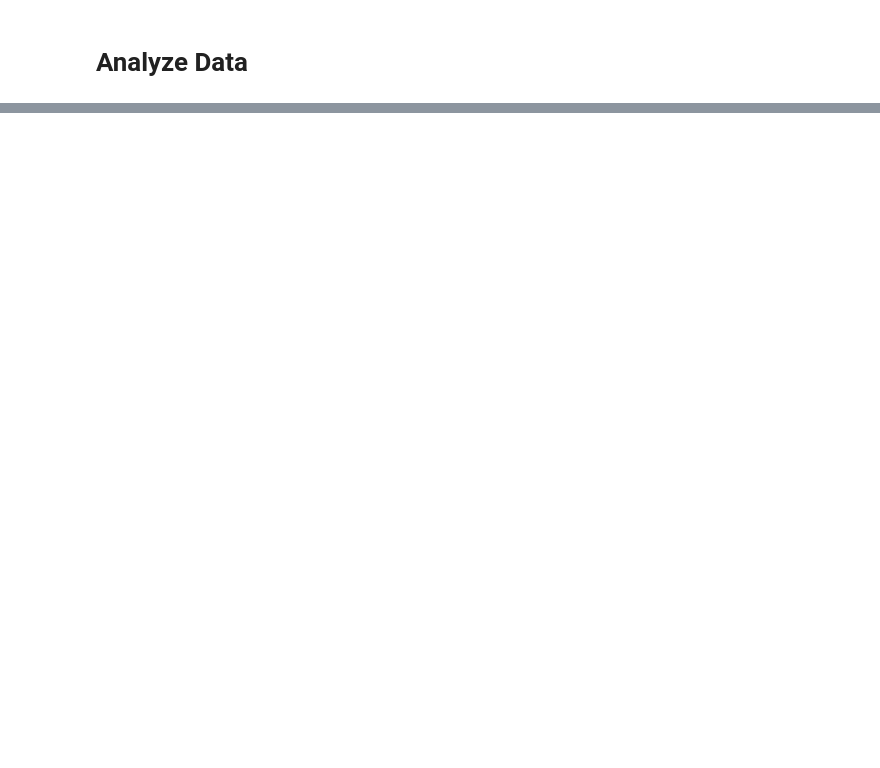
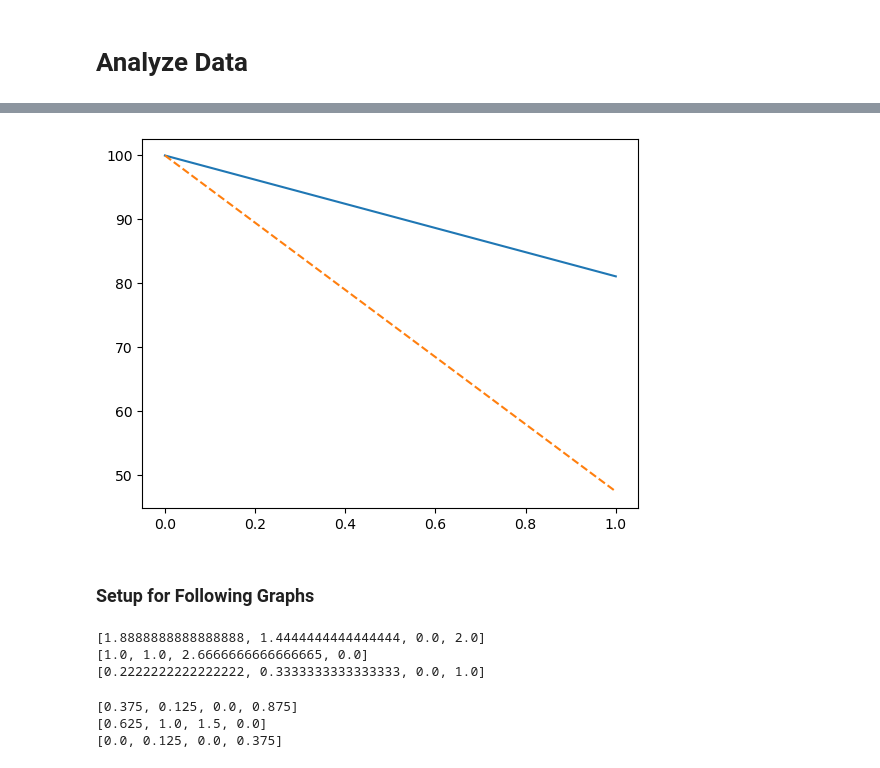
Before and after one commit to Ethan-Schneider/analysis_code, a Jupyter notebook: input_file_recovery.ipynb, the cells around one changed output, grey strips where cells are left out. Drawn from its saved outputs; the diff is of its cells as text; code cells hidden in the pictures; blank space fills up the shorter version.

```diff
--- a/input_file_recovery.ipynb
+++ b/input_file_recovery.ipynb
@@ -176,0 +268,50 @@ for scenario in
+# %%
+s = np.average(study_condition_1['total_remaining_error_percentage'].tolist())
+t = np.average(study_condition_2['total_remaining_error_percentage'].tolist())
+
+plt.plot([0, 1], [100, s], '-')
+plt.plot([0, 1], [100, t], '--')
+
+plt.show()
+# %% [output]
+[figure, added]
+# %% [markdown]
+### Setup for Following Graphs
+# %%
+condition_1_q_errors = []
+condition_1_y_errors = []
+condition_1_speed_errors = []
+
+
+for scenario in scenarios:
+    scenario_data = study_condition_1[study_condition_1['scenario'] == scenario]
+    condition_1_q_errors.append(np.average(scenario_data['Q_errors'].tolist()))
+    condition_1_y_errors.append(np.average(scenario_data['Y_errors'].tolist()))
+    condition_1_speed_errors.append(np.average(scenario_data['speed_errors'].tolist()))
+
+print(condition_1_q_errors)
+print(condition_1_y_errors)
+print(condition_1_speed_errors)
+# %% [output]
+[1.8888888888888888, 1.4444444444444444, 0.0, 2.0]
+[1.0, 1.0, 2.6666666666666665, 0.0]
+[0.2222222222222222, 0.3333333333333333, 0.0, 1.0]
+# %%
+condition_2_q_errors = []
+condition_2_y_errors = []
+condition_2_speed_errors = []
+
+
+for scenario in scenarios:
+    scenario_data = study_condition_2[study_condition_2['scenario'] == scenario]
+    condition_2_q_errors.append(np.average(scenario_data['Q_errors'].tolist()))
+    condition_2_y_errors.append(np.average(scenario_data['Y_errors'].tolist()))
+    condition_2_speed_errors.append(np.average(scenario_data['speed_errors'].tolist()))
+
+print(condition_2_q_errors)
+print(condition_2_y_errors)
+print(condition_2_speed_errors)
+# %% [output]
+[0.375, 0.125, 0.0, 0.875]
+[0.625, 1.0, 1.5, 0.0]
+[0.0, 0.125, 0.0, 0.375]
```
Also changed, not shown: parts of 31 cells of this notebook.
